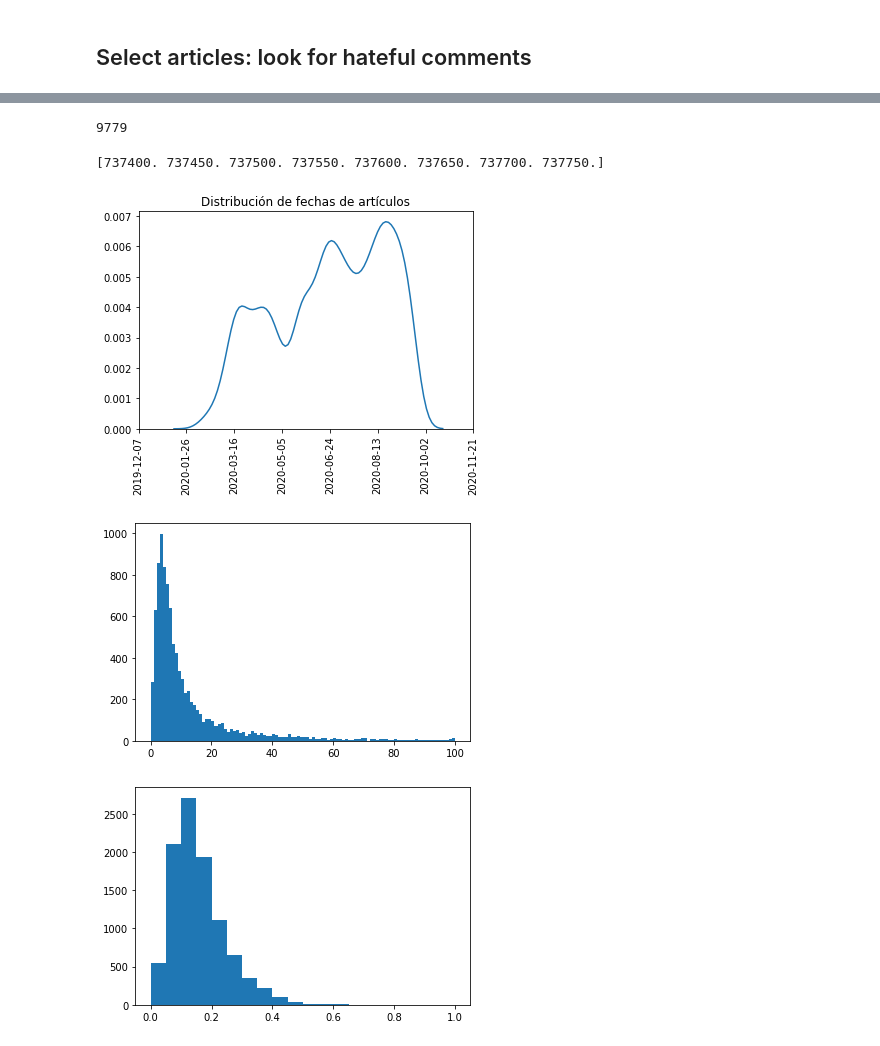
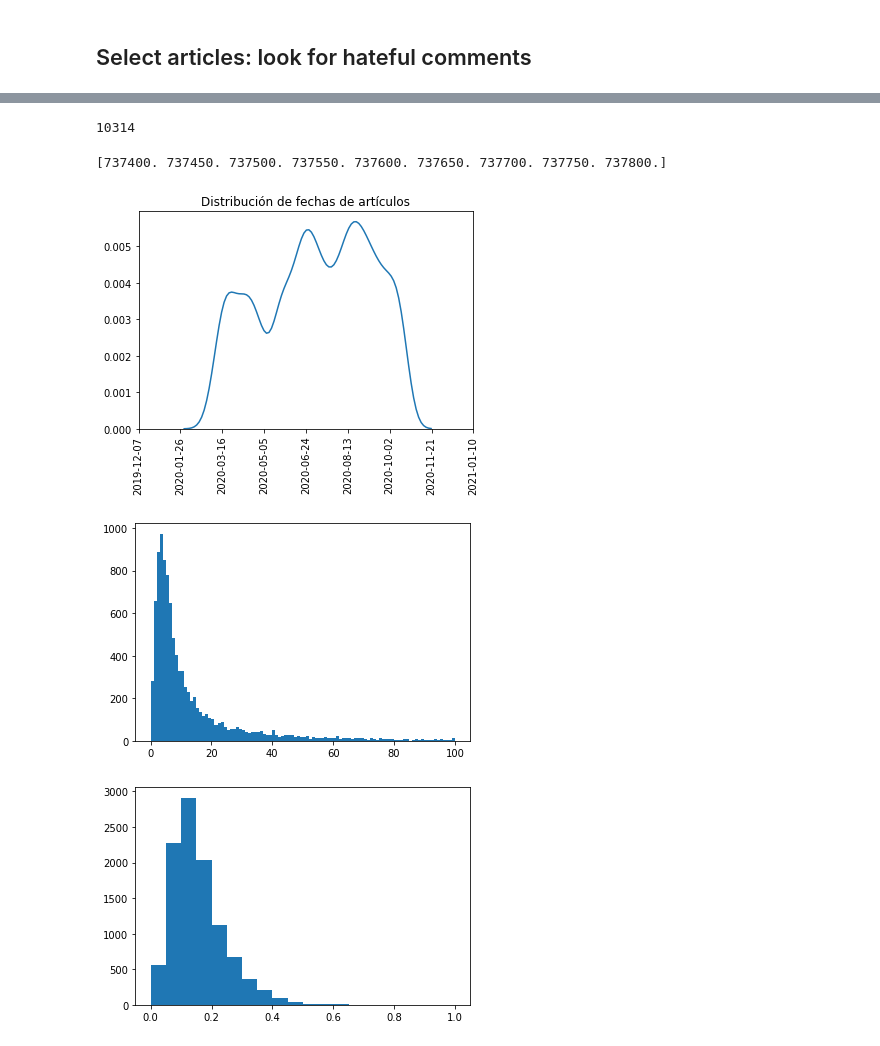
Before and after one commit to finiteautomata/hatespeech-selection, a Jupyter notebook: notebooks/Num Hateful Comments.ipynb, the cells around one changed output, grey strips where cells are left out. Saved outputs shown, nothing was run; the diff lists cells and outputs as text; code cells hidden in the pictures.

```diff
--- a/notebooks/Num Hateful Comments.ipynb
+++ b/notebooks/Num Hateful Comments.ipynb
@@ -16,31 +19,37 @@ Article.objects.count()
-# %%
-initial_query = {
-    "comments__19__exists": True,
-}
-articles = Article.objects(**initial_query).as_pymongo()
-articles = list(articles)
-
-print(len(articles))
-# %% [output]
-9779
+# %%
+import datetime
+
+start_date = datetime.datetime(2020, 3, 1)
+
+base_query = {
+    "dummy__ne": True,
+    "comments__19__exists": True,
+    "created_at__gte": start_date,
+}
+
+articles = list(Article.objects(**base_query))
+
+len(articles)
+# %% [output]
+10314
 # %%
 import seaborn as sns
 import pandas as pd
 import datetime
 import matplotlib.pyplot as plt
 
-dates_dist = [a["created_at"] for a in articles]
+dates_dist = [a.created_at for a in articles]
 ordinal_dates = [d.toordinal() for d in dates_dist]
 sns.distplot(ordinal_dates, kde=True, hist=False)
 
 locations, _ = plt.xticks();
 print(locations)
 labels = [datetime.datetime.fromordinal(int(t)).date() for t in locations]
 
 plt.xticks(locations, labels, rotation=90)
 plt.title("Distribución de fechas de artículos");
 # %% [output]
-[737400. 737450. 737500. 737550. 737600. 737650. 737700. 737750.]
+[737400. 737450. 737500. 737550. 737600. 737650. 737700. 737750. 737800.]
-[figure, old version]
+[figure, new version]
 # %%
 for article in articles:
@@ -52,12 +61,12 @@ for article in articles:
 # %%
 import matplotlib.pyplot as plt
 
-plt.hist([c["num_hateful_comments"] for c in articles], range=[0, 100], bins=100);
+plt.hist([c.num_hateful_comments for c in articles], range=[0, 100], bins=100);
 # %% [output]
-[figure, old version]
+[figure, new version]
 # %%
 import matplotlib.pyplot as plt
 
-plt.hist([c["avg_hate_value"] for c in articles], range=[0, 1], bins=20);
+plt.hist([c.avg_hate_value for c in articles], range=[0, 1], bins=20);
 # %% [output]
-[figure, old version]
+[figure, new version]
```
Also changed, not shown: parts of 8 cells of this notebook, 3 other files.
